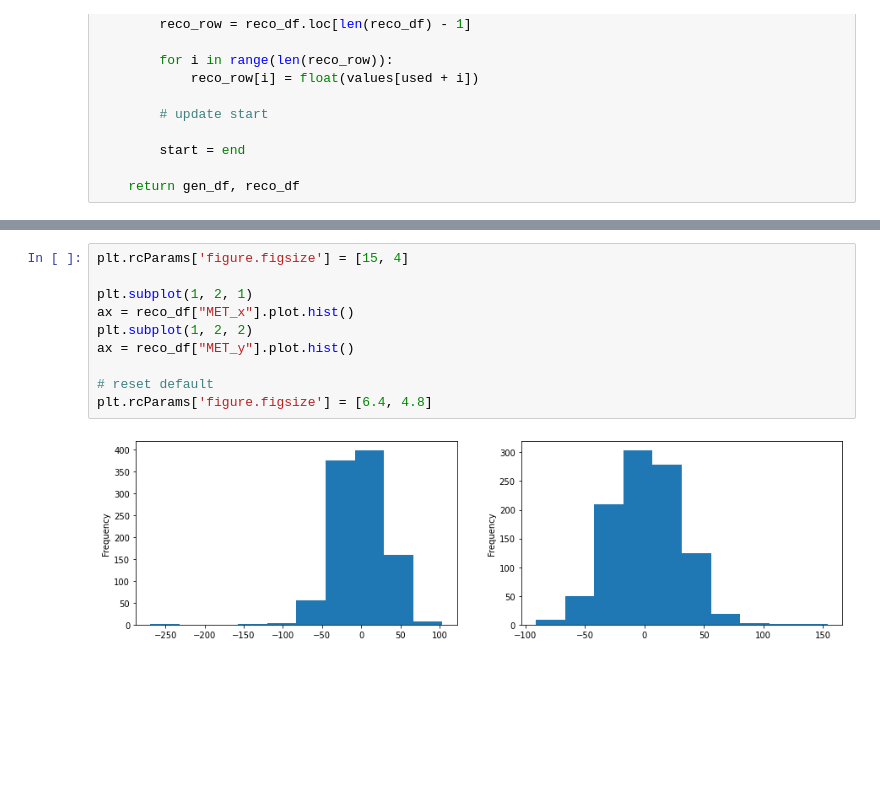
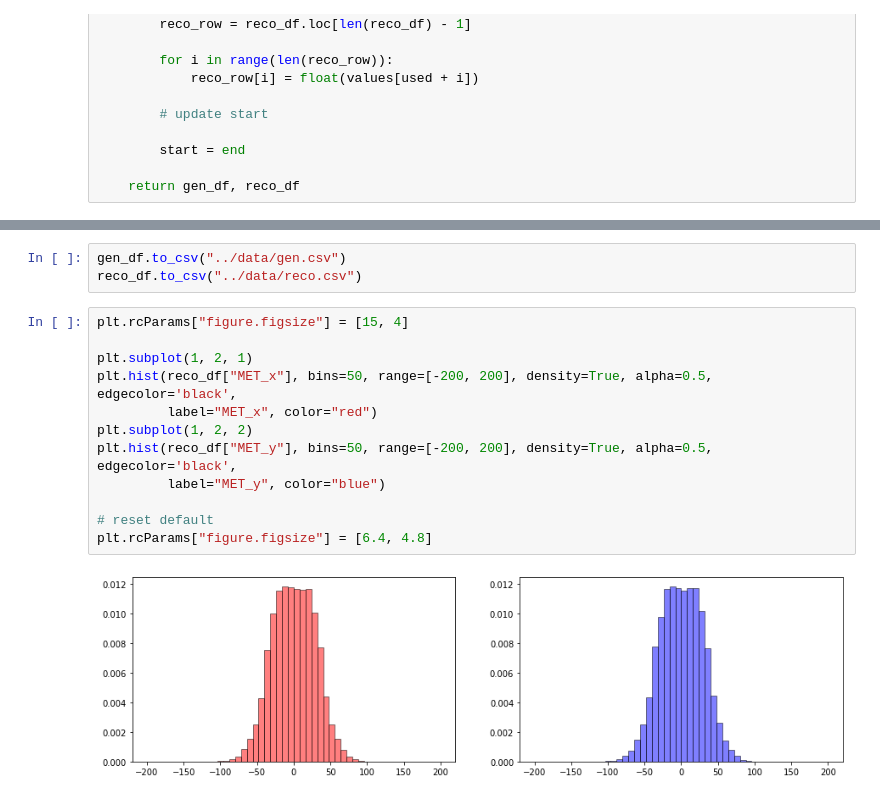
Before and after one commit to vladov3000/MissingMassRegressionOld, a Jupyter notebook: notebooks/Exploration.ipynb, the cells around one changed output, grey strips where cells are left out. Saved outputs shown, nothing was run; the diff lists cells and outputs as text; blank space fills up the shorter version.

Commit message:
got data to csv and plotted distributions

```diff
--- a/notebooks/Exploration.ipynb
+++ b/notebooks/Exploration.ipynb
@@ -99,12 +127,17 @@ display(reco_df)
+# %%
+gen_df.to_csv("../data/gen.csv")
+reco_df.to_csv("../data/reco.csv")
 # %%
-plt.rcParams['figure.figsize'] = [15, 4]
+plt.rcParams["figure.figsize"] = [15, 4]
 
 plt.subplot(1, 2, 1)
-ax = reco_df["MET_x"].plot.hist()
+plt.hist(reco_df["MET_x"], bins=50, range=[-200, 200], density=True, alpha=0.5, edgecolor='black',
+         label="MET_x", color="red")
 plt.subplot(1, 2, 2)
-ax = reco_df["MET_y"].plot.hist()
+plt.hist(reco_df["MET_y"], bins=50, range=[-200, 200], density=True, alpha=0.5, edgecolor='black',
+         label="MET_y", color="blue")
 
 # reset default
-plt.rcParams['figure.figsize'] = [6.4, 4.8]
+plt.rcParams["figure.figsize"] = [6.4, 4.8]
 # %% [output]
-[figure, old version]
+[figure, new version]
```
Also changed, not shown: parts of 6 cells of this notebook, 4 other files.
